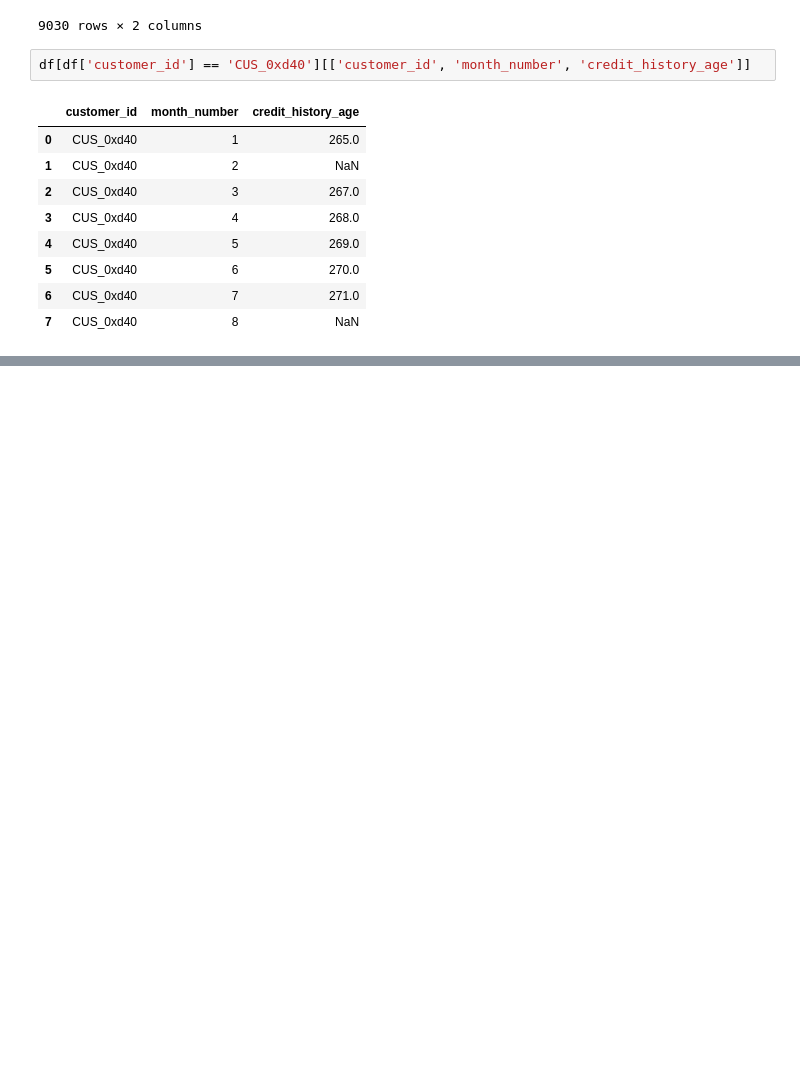
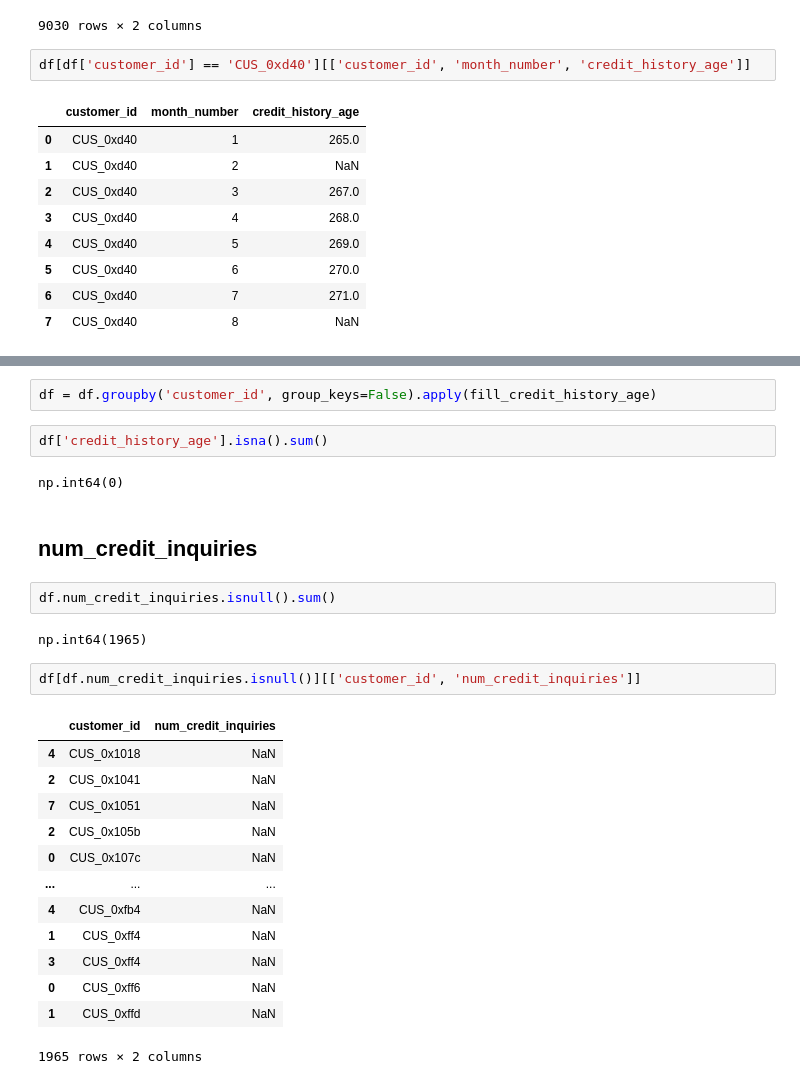
Before and after one commit to Stayermax/MLzoomcamp_midterm_project, a Jupyter notebook: dataset_eda.ipynb, the cells around one changed output, grey strips where cells are left out. Saved outputs shown, nothing was run; the diff lists cells and outputs as text; blank space fills up the shorter version.

```diff
--- a/dataset_eda.ipynb
+++ b/dataset_eda.ipynb
@@ -577,0 +596,28 @@ df[df['customer_id'] == 'CUS_0xd40'][['customer_id', 'month_number', 'credit_his
+# %%
+df = df.groupby('customer_id', group_keys=False).apply(fill_credit_history_age)
+# %%
+df['credit_history_age'].isna().sum()
+# %% [output]
+np.int64(0)
+# %% [markdown]
+## num_credit_inquiries
+# %%
+df.num_credit_inquiries.isnull().sum()
+# %% [output]
+np.int64(1965)
+# %%
+df[df.num_credit_inquiries.isnull()][['customer_id', 'num_credit_inquiries']]
+# %% [output]
+|  | customer_id | num_credit_inquiries |
+| 4 | CUS_0x1018 | NaN |
+| 2 | CUS_0x1041 | NaN |
+| 7 | CUS_0x1051 | NaN |
+| 2 | CUS_0x105b | NaN |
+| 0 | CUS_0x107c | NaN |
+| ... | ... | ... |
+| 4 | CUS_0xfb4 | NaN |
+| 1 | CUS_0xff4 | NaN |
+| 3 | CUS_0xff4 | NaN |
+| 0 | CUS_0xff6 | NaN |
+| 1 | CUS_0xffd | NaN |
+1965 rows × 2 columns
```
Also changed, not shown: parts of 17 cells of this notebook.
